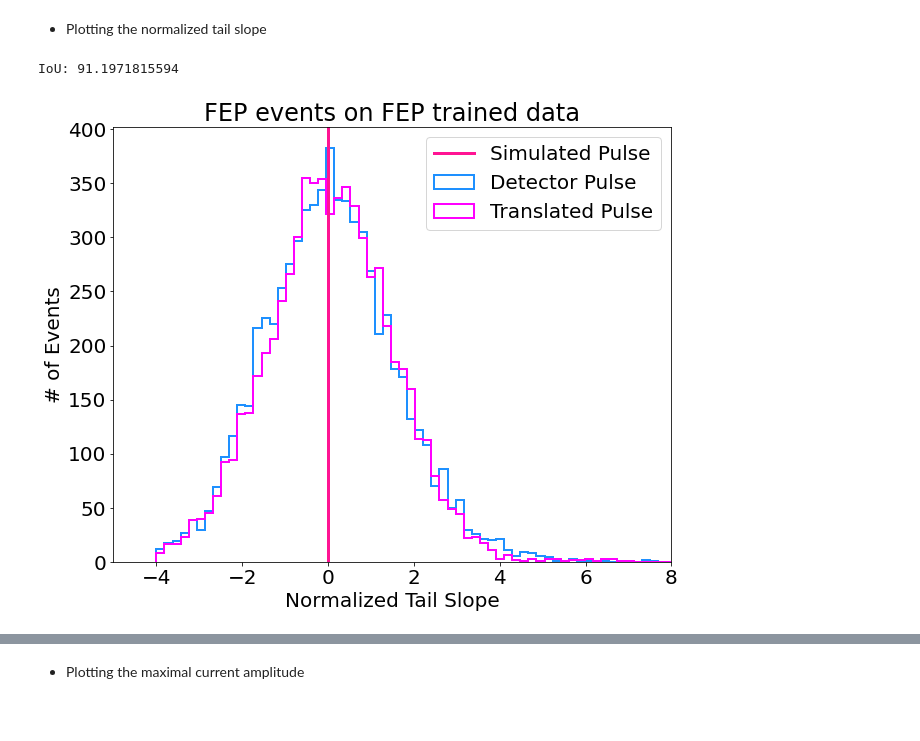
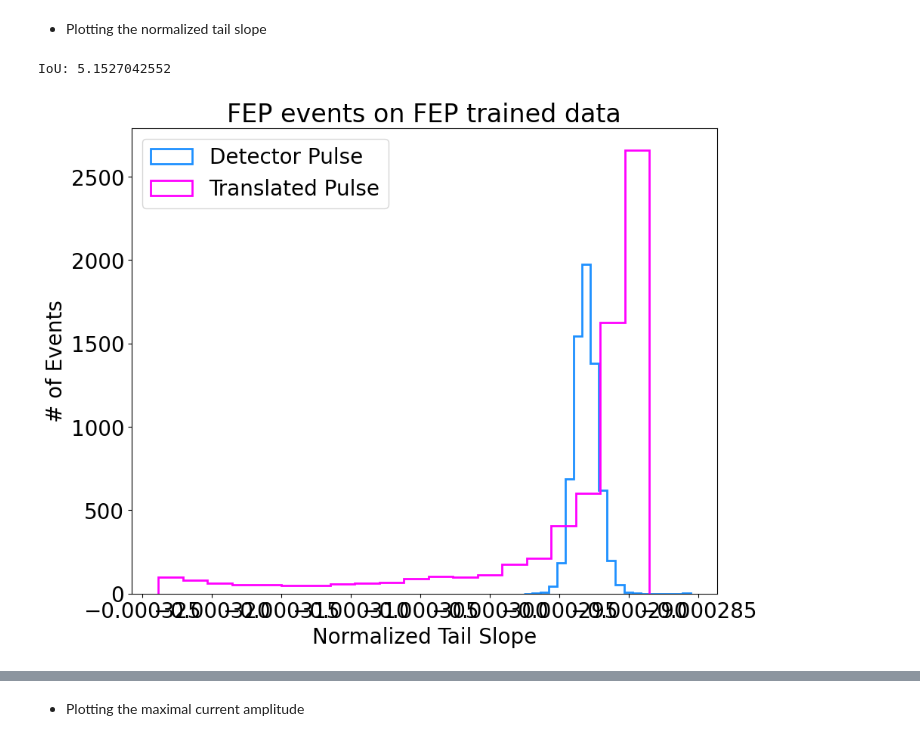
Before and after one commit to aobol/CPU-Net, a Jupyter notebook: TrainAndPlot.ipynb, the cells around one changed output, grey strips where cells are left out. Drawn from its saved outputs; the diff is of its cells as text; code cells hidden in the pictures; blank space fills up the shorter version.

```diff
--- a/TrainAndPlot.ipynb
+++ b/TrainAndPlot.ipynb
@@ -39,7 +39,19 @@ from tools import (calc_current_amplitude, process_all_waveforms, calculate_tn,
 from dataset import SplinterDataset, SEQ_LEN, LSPAN, RSPAN
 from network import PositionalUNet, RNN
 
+# Check if CUDA is available
+cuda_available = torch.cuda.is_available()
+
+# Print whether CUDA is available or not
+print(f"CUDA available: {cuda_available}")
+# If CUDA is available, print the CUDA device count and device name(s)
+if cuda_available:
+    print(f"Number of CUDA Devices: {torch.cuda.device_count()}")
+    for i in range(torch.cuda.device_count()):
+        print(f"CUDA Device {i}: {torch.cuda.get_device_name(i)}")
 DEVICE = torch.device("cuda:0" if torch.cuda.is_available() else "cpu")
-print("Running on", DEVICE)
+
 torch.cuda.empty_cache()
+home_dir='/global/homes/k/kbhimani/'
+eng_peak='fep' # training peak
 # %% [output]
@@ -70,3 +82,9 @@ sim_pulses=f"/nas/longleaf/home/kbhimani/ornl_sims/sim_wf_pkl/{eng_peak}_wf_sim.
+# %%
+det_pulses=home_dir+f'CPU-Net/training_data/{eng_peak}_wf_ornl.pickle'
+sim_pulses=home_dir+f'CPU-Net/training_data/{eng_peak}_wf_sim.pickle'
+
+# sim_pulses=home_dir+f'CPU-Net/training_data/{eng_peak}_valid_transfromed.pkl'
+# det_pulses=home_dir+f'CPU-Net/training_data/{eng_peak}_cleaned.pickle'
 # %% [markdown]
 ## Load Dataset
 - This function loads the siggen simulation and detector pulse dataset, splitting them into training and validation data loader
@@ -882,39 +792,40 @@ for wf, wf_deconv,rawwf, x in tqdm(train_loader):
 # Check if data is not empty after filtering and selection
 if len(ts) > 0 and len(gan_ts) > 0:
     ts_quantile = select_quantile(ts)
     gan_ts_quantile = select_quantile(gan_ts)
     # Ensure selected quantile data is not empty before proceeding
     if len(ts_quantile) > 0 and len(gan_ts_quantile) > 0:
         plt.rcParams['font.size'] = 20
         plt.rcParams["figure.figsize"] = (10,8)
         mean_ts, std_ts = norm.fit(select_quantile(ts))
         ts_normalized = (np.array(ts) - mean_ts) / std_ts
         mean_gan_ts, std_gan_ts = norm.fit(select_quantile(gan_ts))
         gan_ts_normalized = (np.array(gan_ts) - mean_gan_ts) / std_gan_ts
         mean,std = norm.fit(select_quantile(ts))
         rg = np.linspace(-4,9,70)
-        plt.hist(ts_normalized,bins=rg,histtype="step",linewidth=2,density=False,color="dodgerblue",label="Detector Pulse")
-        plt.hist(gan_ts_normalized,bins=rg,histtype="step",linewidth=2,density=False,color="magenta",label="Translated Pulse")
-        plt.axvline(x=0,color="deeppink",linewidth=3,label="Simulated Pulse")
-        plt.xlim(-5,8)
+        rg=20
+        plt.hist(ts,bins=rg,histtype="step",linewidth=2,density=False,color="dodgerblue",label="Detector Pulse")
+        plt.hist(gan_ts,bins=rg,histtype="step",linewidth=2,density=False,color="magenta",label="Translated Pulse")
+        # plt.axvline(x=0,color="deeppink",linewidth=3,label="Simulated Pulse")
+        # plt.xlim(-5,8)
         plt.legend()
         plt.title(f"{eng_peak.upper()} events on {eng_peak.upper()} trained data")
         plt.ylabel("# of Events")
         plt.xlabel("Normalized Tail Slope")
         # plt.savefig("figs/tailslope.png",dpi=200)
         # Calculate the histograms (with density=True to normalize the histograms)
         hist_ts, _ = np.histogram(ts_normalized, bins=rg)
         hist_gan_ts, _ = np.histogram(gan_ts_normalized, bins=rg)
         # Calculate IoU for the two histograms
         iou = calculate_iou(ts_normalized, gan_ts_normalized, rg, normed=False)
         print(f"IoU: {iou:.10f}")
     else:
         print("Quantile selected data is empty or invalid.")
 else:
     print("Data is empty or contains only NaN values after filtering.")
 # %% [output]
-IoU: 91.1971815594
+IoU: 5.1527042552
-[figure, old version]
+[figure, new version]
 # %%
 plt.rcParams['font.size'] = 20
 plt.rcParams["figure.figsize"] = (10,8)
```
Also changed, not shown: parts of 22 cells of this notebook, 7 other files.
